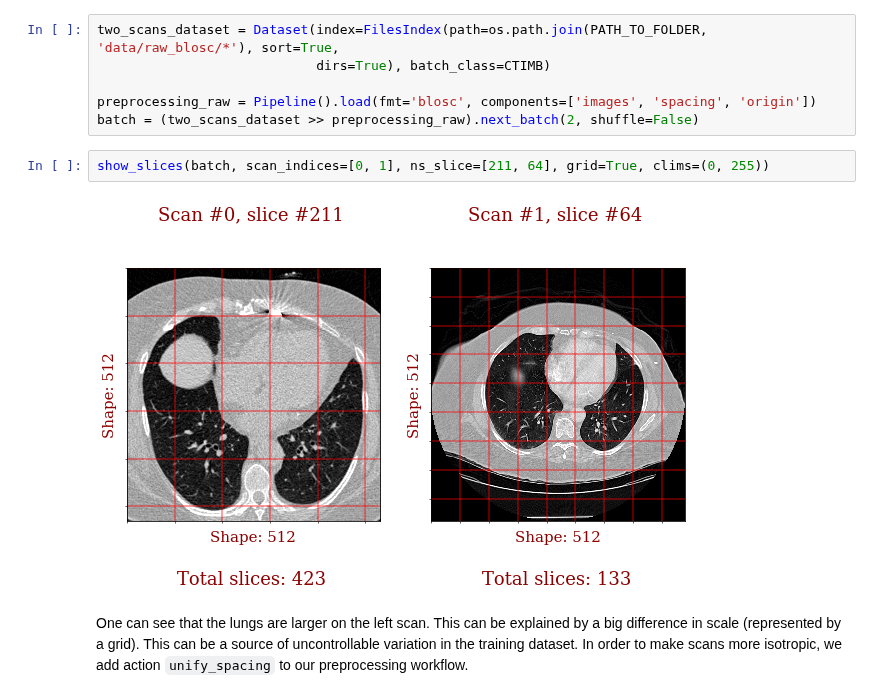
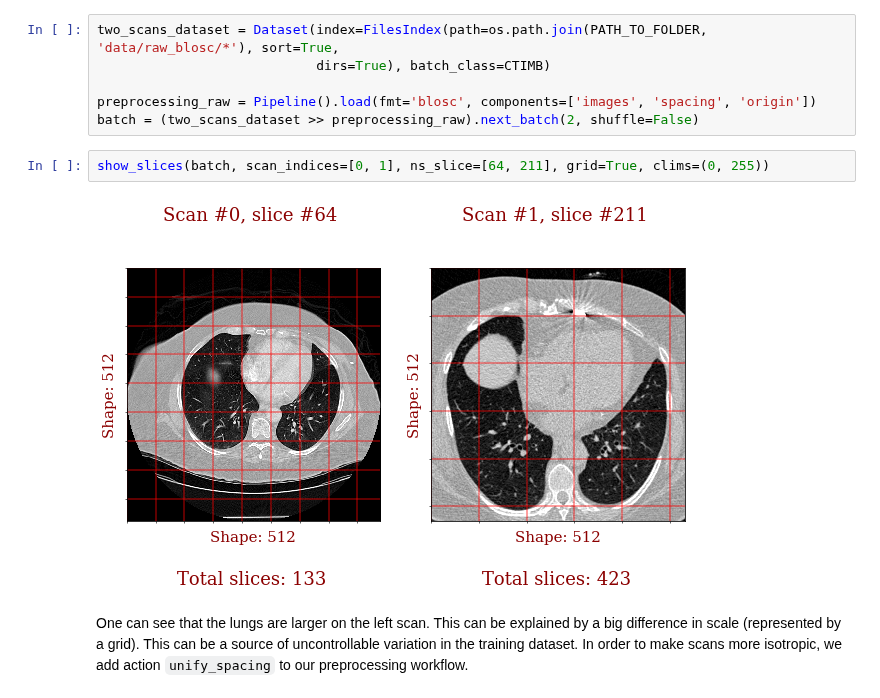
Before and after one commit to analysiscenter/radio, a Jupyter notebook: examples/NB.ipynb, the cells around one changed output. Cells and saved outputs as stored; diff of their text form.

Commit message:
fix show slices bug

```diff
--- a/examples/NB.ipynb
+++ b/examples/NB.ipynb
@@ -103,9 +103,9 @@ two_scans_dataset = Dataset(index=FilesIndex(path=os.path.join(PATH_TO_FOLDER, '
 preprocessing_raw = Pipeline().load(fmt='blosc', components=['images', 'spacing', 'origin'])
 batch = (two_scans_dataset >> preprocessing_raw).next_batch(2, shuffle=False)
 # %%
-show_slices(batch, scan_indices=[0, 1], ns_slice=[211, 64], grid=True, clims=(0, 255))
+show_slices(batch, scan_indices=[0, 1], ns_slice=[64, 211], grid=True, clims=(0, 255))
 # %% [output]
-[figure, old version]
+[figure, new version]
 # %% [markdown]
 One can see that the lungs are larger on the left scan. This can be explained by a big difference in scale (represented by a grid). This can be a source of uncontrollable variation in the training dataset. In order to make scans more isotropic, we add action `unify_spacing` to our preprocessing workflow.
 # %%
```
Also changed, not shown: parts of 2 cells of this notebook.
